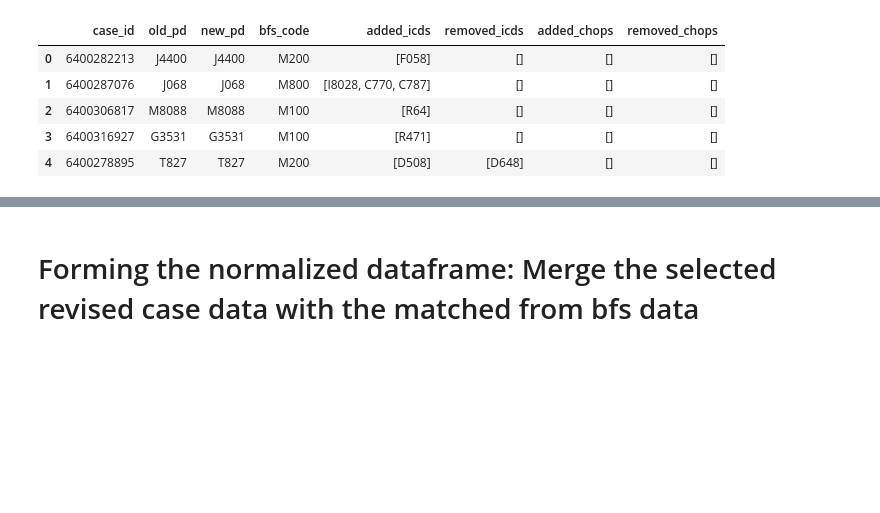
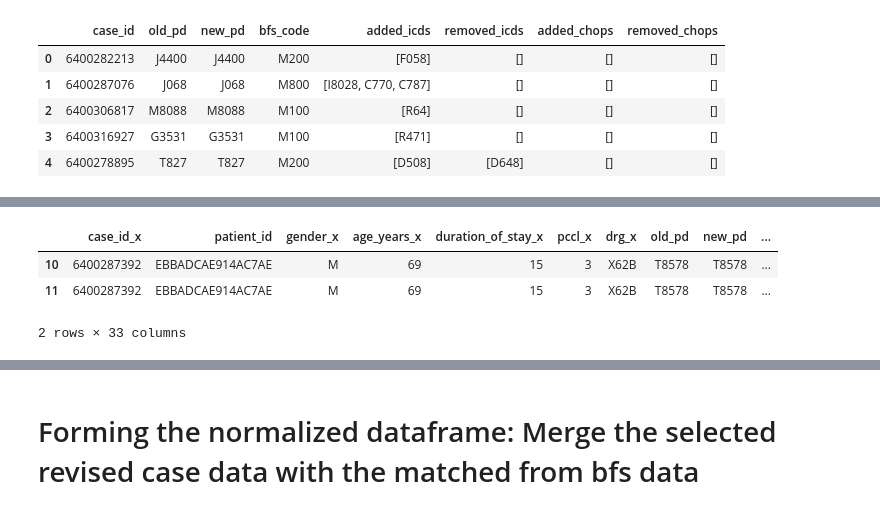
Before and after one commit to anschauf/code-scout-python, a Jupyter notebook: src/revised_case_normalization/USZ 2019_normalization.ipynb, the cells around one changed output, grey strips where cells are left out. Saved outputs shown, nothing was run; the diff lists cells and outputs as text; code cells hidden in the pictures; blank space fills up the shorter version.

```diff
--- a/src/revised_case_normalization/USZ 2019_normalization.ipynb
+++ b/src/revised_case_normalization/USZ 2019_normalization.ipynb
@@ -170,0 +236,7 @@ revised_case_d2d_subset.head()
+# %%
+match_case_and_patient_id[match_case_and_patient_id['case_id_x'] == '6400287392']
+# %% [output]
+|  | case_id_x | patient_id | gender_x | age_years_x | duration_of_stay_x | pccl_x | drg_x | old_pd | new_pd | ... |
+| 10 | 6400287392 | EBBADCAE914AC7AE | M | 69 | 15 | 3 | X62B | T8578 | T8578 | ... |
+| 11 | 6400287392 | EBBADCAE914AC7AE | M | 69 | 15 | 3 | X62B | T8578 | T8578 | ... |
+2 rows × 33 columns
```
Also changed, not shown: parts of 11 cells of this notebook, 7 other files.
